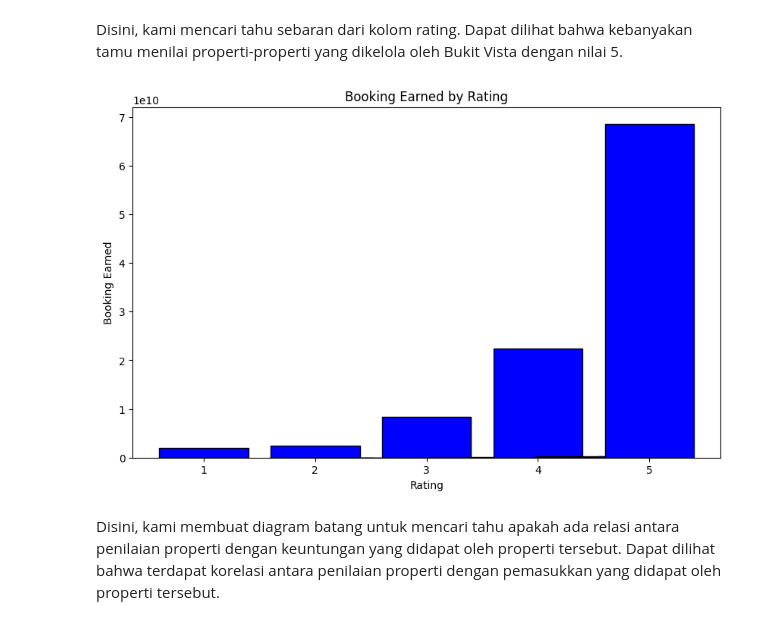
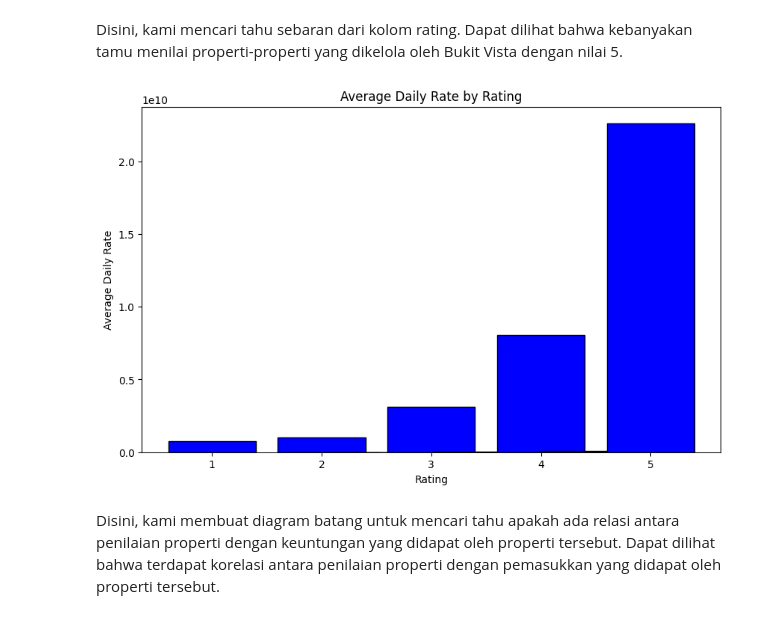
Before and after one commit to naufalsutrisna/Room-Pricing-Bukit-Vista, a Jupyter notebook: machine learning/preprocessing.ipynb, the cells around one changed output. Drawn from its saved outputs; the diff is of its cells as text; code cells hidden in the pictures.

```diff
--- a/machine learning/preprocessing.ipynb
+++ b/machine learning/preprocessing.ipynb
@@ -192,9 +192,7 @@ columns_to_drop = ['unit_id',
                    'booking_received_timestamp',
                    'booking_check_in',
                    'booking_check_out',
-                   'review_sentiment_score',
-                   'rating',
-                   'average_daily_rate']
+                   'booking_earned']
 
 # Drop the specified columns
 df.drop(columns=columns_to_drop, inplace=True)
@@ -231,7 +229,7 @@ negative_booking_earned.head()
 Kami menemukan bahwa terdapat beberapa baris yang memiliki nilai booking_earned negatif. Booking_earned merupakan jumlah uang yang didapatkan dalam penyewaan properti. Oleh karena itu, tidak memungkinkan bahwa booking_earned tersebut bernilai negatif.
 # %%
 # Directly changing negative values to positive in the original DataFrame
-df.loc[df['booking_earned'] < 0, 'booking_earned'] = df['booking_earned'].abs()
+df.loc[df['average_daily_rate'] < 0, 'average_daily_rate'] = df['average_daily_rate'].abs()
 
-print("Jumlah row dengan negative booking earned saat ini :", df[df['booking_earned'] < 0].shape[0])
+print("Jumlah row dengan negative average daily rate saat ini :", df[df['average_daily_rate'] < 0].shape[0])
 # %% [output]
@@ -253,5 +251,5 @@ zero_booking_earned.head()
 # %% [markdown]
 Kami menemukan bahwa terdapat beberapa baris yang memiliki nilai booking_earned nol. Booking_earned merupakan jumlah uang yang didapatkan dalam penyewaan properti. Oleh karena itu, tidak memungkinkan bahwa booking_earned tersebut bernilai nol.
 # %%
-df = df[df['booking_earned'] != 0]
+df = df[df['average_daily_rate'] != 0]
 # %%
@@ -260,0 +265,2 @@ Jumlah row dengan nol booking earned saat ini : 0
+# %%
+df = df[df['booking_window'] >= 0]
@@ -323,18 +333,18 @@ plt.show()
 Disini, kami mencari tahu sebaran dari kolom rating. Dapat dilihat bahwa kebanyakan tamu menilai properti-properti yang dikelola oleh Bukit Vista dengan nilai 5.
 # %%
 # Menggambarkan korelasi antara penilaian properti dengan pemasukkan properti
-rating_booking = df.groupby('rating')['booking_earned'].sum().reset_index()
+rating_booking = df.groupby('rating')['average_daily_rate'].sum().reset_index()
 
 rating_booking = rating_booking.sort_values(by='rating')
 
 plt.figure(figsize=(10, 6))
-plt.bar(rating_booking['rating'], rating_booking['booking_earned'], color='blue', edgecolor='black')
+plt.bar(rating_booking['rating'], rating_booking['average_daily_rate'], color='blue', edgecolor='black')
 plt.xlabel('Rating')
-plt.ylabel('Booking Earned')
-plt.title('Booking Earned by Rating')
+plt.ylabel('Average Daily Rate')
+plt.title('Average Daily Rate by Rating')
 plt.show()
 # %% [output]
-[figure, old version]
+[figure, new version]
 # %% [markdown]
 Disini, kami membuat diagram batang untuk mencari tahu apakah ada relasi antara penilaian properti dengan keuntungan yang didapat oleh properti tersebut. Dapat dilihat bahwa terdapat korelasi antara penilaian properti dengan pemasukkan yang didapat oleh properti tersebut.
 # %%
```
Also changed, not shown: parts of 24 cells of this notebook, 2 other files.
